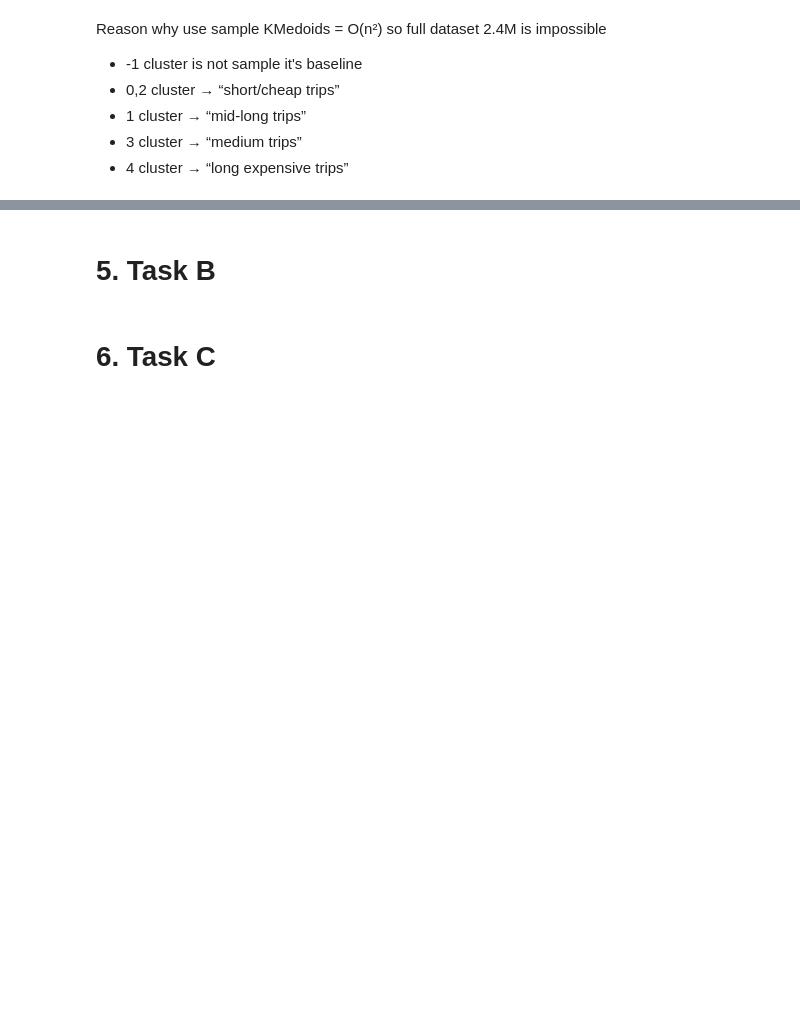
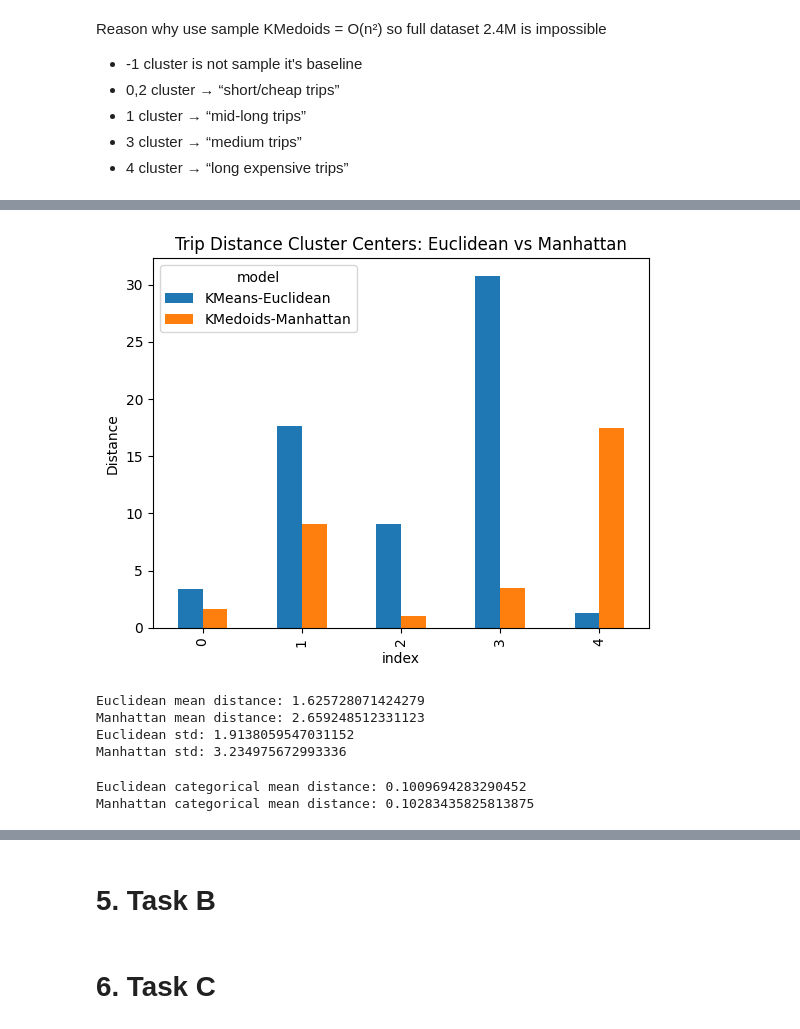
Before and after one commit to aprilgozib/machine_learning, a Jupyter notebook: notebooks/clustering_taxi.ipynb, the cells around one changed output, grey strips where cells are left out. Saved outputs shown, nothing was run; the diff lists cells and outputs as text; code cells hidden in the pictures; blank space fills up the shorter version.

```diff
--- a/notebooks/clustering_taxi.ipynb
+++ b/notebooks/clustering_taxi.ipynb
@@ -268,3 +269,9 @@ Reason why use sample KMedoids = O(n²) so full dataset 2.4M is impossible
 - 1 cluster → “mid-long trips”
 - 3 cluster → “medium trips”
 - 4 cluster → “long expensive trips”
+# %%
+comparison = pd.concat([
+    km_summary.assign(model="KMeans-Euclidean"),
+    kmed_summary.assign(model="KMedoids-Manhattan")
+])
+comparison
@@ -270,0 +303,41 @@ Reason why use sample KMedoids = O(n²) so full dataset 2.4M is impossible
+# %%
+comparison.reset_index().pivot(index='index', columns='model', values='trip_distance').plot(kind='bar')
+plt.title("Trip Distance Cluster Centers: Euclidean vs Manhattan")
+plt.ylabel("Distance")
+plt.show()
+# %% [output]
+[figure, added]
+# %%
+from sklearn.metrics import pairwise_distances
+
+cont = clust[['trip_distance_scaled','fare_amount_scaled','tip_amount_scaled']].sample(5000)
+
+dist_eu = pairwise_distances(cont, metric='euclidean')
+dist_ma = pairwise_distances(cont, metric='manhattan')
+
+print("Euclidean mean distance:", dist_eu.mean())
+print("Manhattan mean distance:", dist_ma.mean())
+print("Euclidean std:", dist_eu.std())
+print("Manhattan std:", dist_ma.std())
+# %% [output]
+Euclidean mean distance: 1.625728071424279
+Manhattan mean distance: 2.659248512331123
+Euclidean std: 1.9138059547031152
+Manhattan std: 3.234975672993336
+# %%
+from sklearn.metrics import pairwise_distances
+
+# 범주형 변수 5000개 샘플
+cat = clust[['RatecodeID_FE','PULocationID_FE']].sample(20000)
+
+# 거리 계산
+dist_eu_cat = pairwise_distances(cat, metric='euclidean')
+dist_ma_cat = pairwise_distances(cat, metric='manhattan')
+
+print("Euclidean categorical mean distance:", dist_eu_cat.mean())
+print("Manhattan categorical mean distance:", dist_ma_cat.mean())
+print("Euclidean categorical std:", dist_eu_cat.std())
+print("Manhattan categorical std:", dist_ma_cat.std())
+# %% [output]
+Euclidean categorical mean distance: 0.1009694283290452
+Manhattan categorical mean distance: 0.10283435825813875
```
Also changed, not shown: parts of 5 cells of this notebook.
